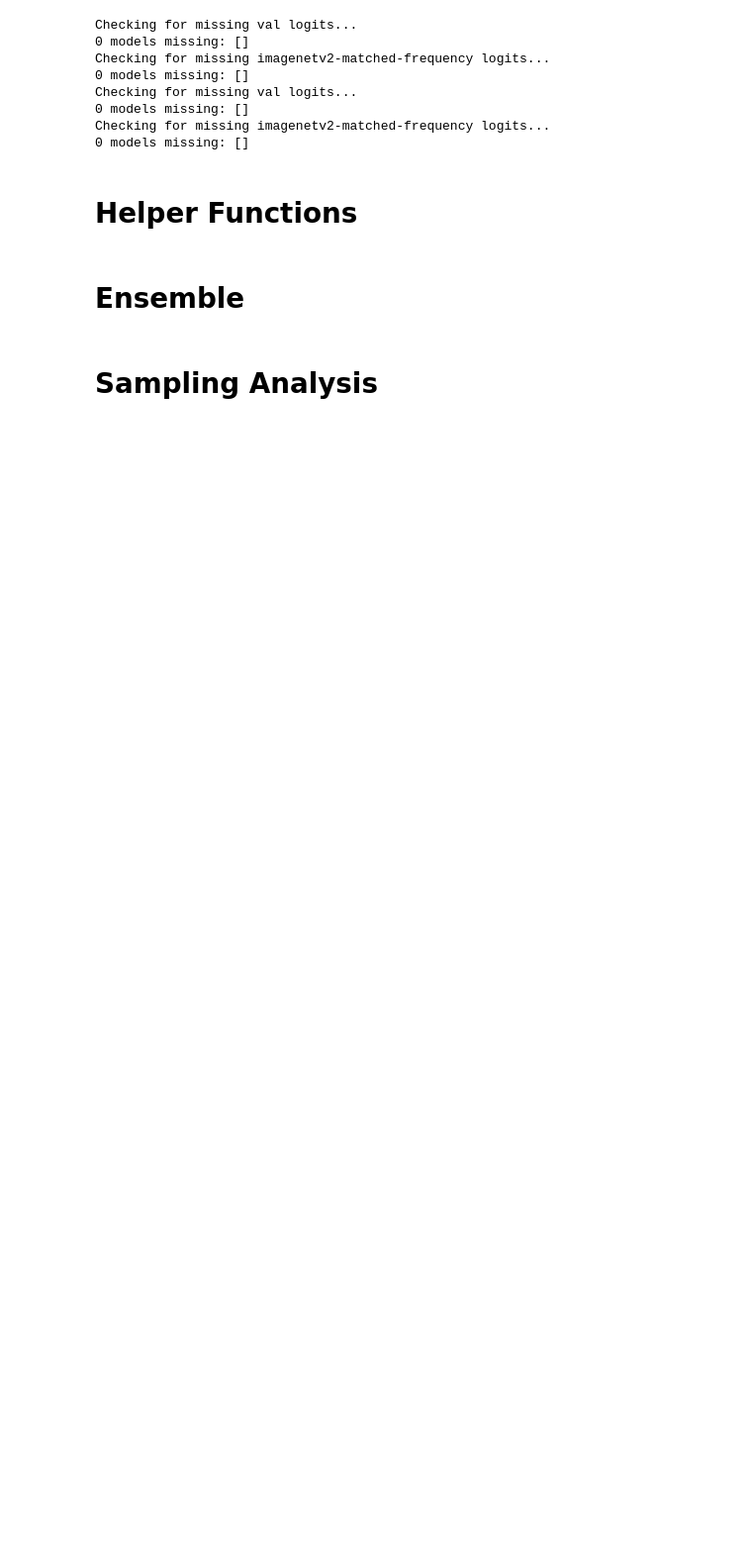
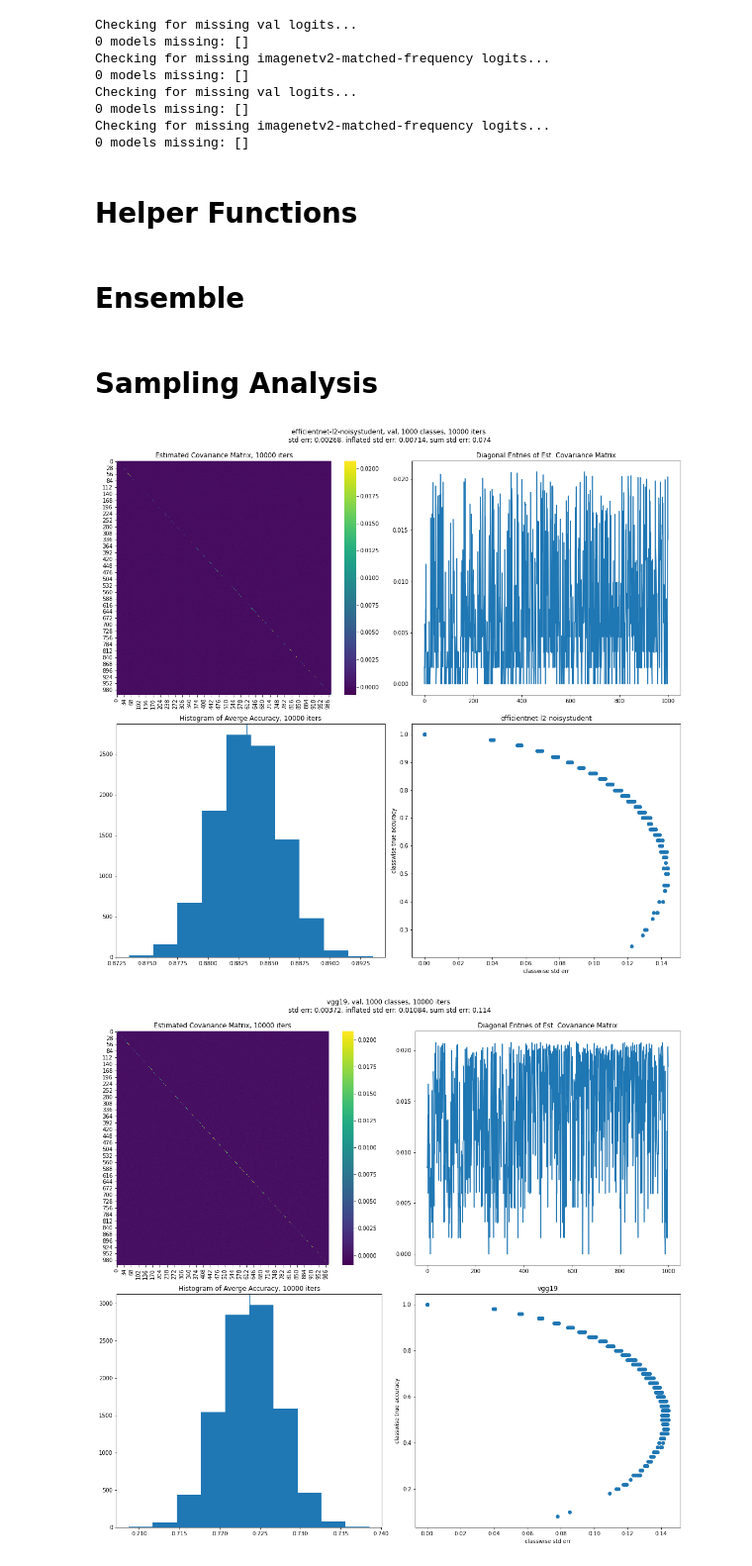
Before and after one commit to csinva/dnn-ensemble, a Jupyter notebook: analysis.ipynb, the cells around one changed output. Shown at 99% size. Saved outputs shown, nothing was run; the diff lists cells and outputs as text; code cells hidden in the pictures; blank space fills up the shorter version.

```diff
--- a/analysis.ipynb
+++ b/analysis.ipynb
@@ -324,4 +337,6 @@ def sd_classifier_acc(model, eval_setting, num_classes=1000, num_iters=10000):
 # %%
 for model in ['efficientnet-l2-noisystudent', 'vgg19']:
-    for eval_setting in eval_settings:
-        sd_classifier_acc(model, eval_setting, num_classes=50, num_iters=1000)
+    sd_classifier_acc(model, 'val', num_classes=1000, num_iters=10000)
+# %% [output]
+[figure, added]
+[figure, added]
```
Also changed, not shown: parts of 16 cells of this notebook, 59 other files.
